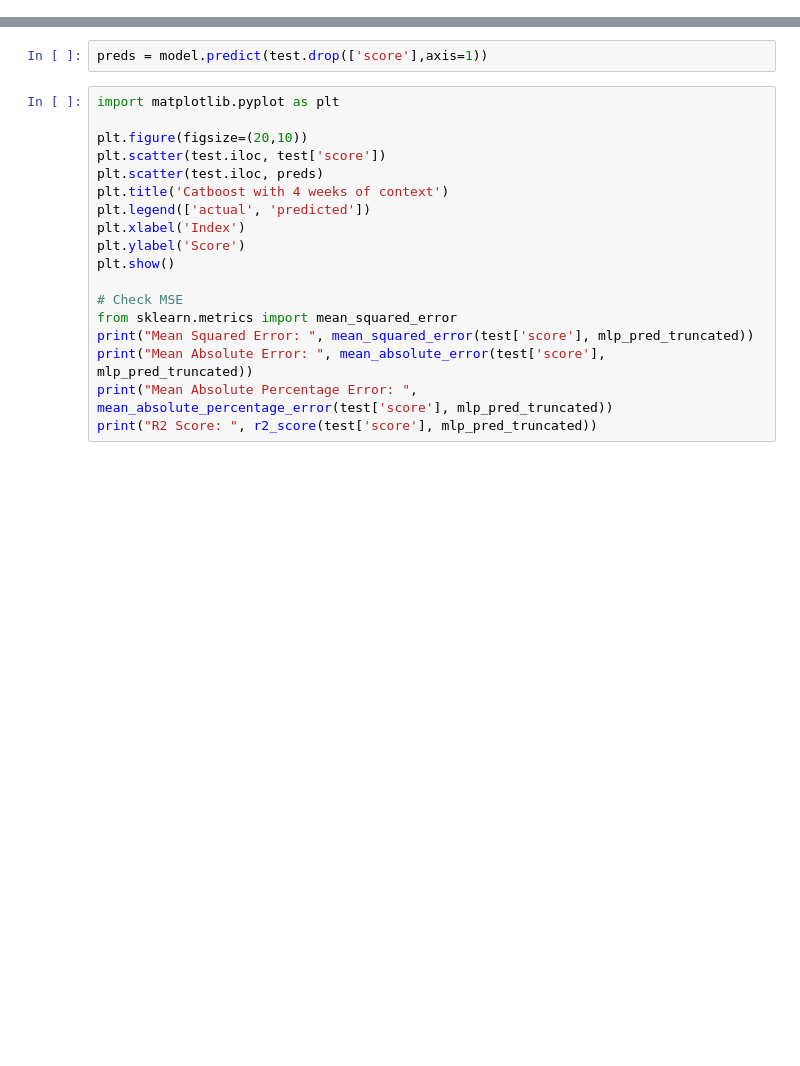
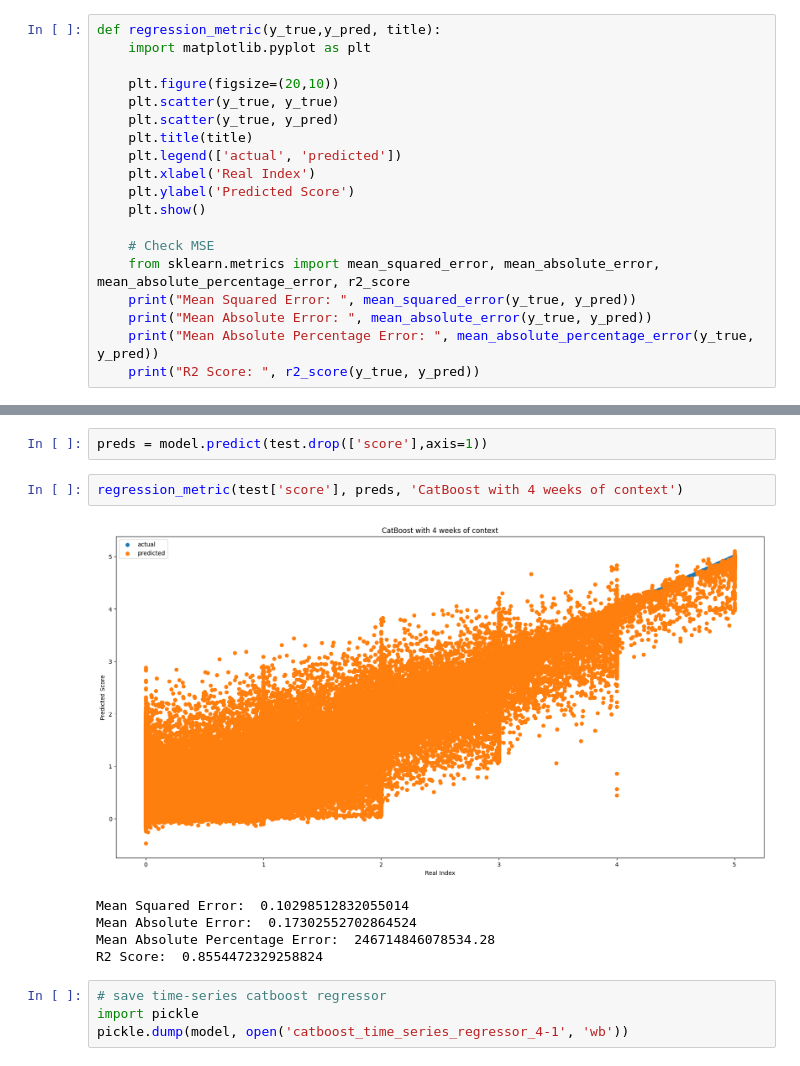
Before and after one commit to babusid/ECE461P_Project, a Jupyter notebook: models/regression_experiments.ipynb, the cells around one changed output, grey strips where cells are left out. Cells and saved outputs as stored; diff of their text form; blank space fills up the shorter version.

```diff
--- a/models/regression_experiments.ipynb
+++ b/models/regression_experiments.ipynb
@@ -498,3 +506,22 @@ train.head()
+# %%
+def regression_metric(y_true,y_pred, title):
+    import matplotlib.pyplot as plt
+
+    plt.figure(figsize=(20,10))
+    plt.scatter(y_true, y_true)
+    plt.scatter(y_true, y_pred)
+    plt.title(title)
+    plt.legend(['actual', 'predicted'])
+    plt.xlabel('Real Index')
+    plt.ylabel('Predicted Score')
+    plt.show()
+
+    # Check MSE
+    from sklearn.metrics import mean_squared_error, mean_absolute_error, mean_absolute_percentage_error, r2_score
+    print("Mean Squared Error: ", mean_squared_error(y_true, y_pred))
+    print("Mean Absolute Error: ", mean_absolute_error(y_true, y_pred))
+    print("Mean Absolute Percentage Error: ", mean_absolute_percentage_error(y_true, y_pred))
+    print("R2 Score: ", r2_score(y_true, y_pred))
 # %%
 # add 4 weeks worth of context
 train.set_index('date',inplace=True)
@@ -633,20 +679,14 @@ model.fit(train.drop(['score'],axis=1),train['score'])
 # %%
 preds = model.predict(test.drop(['score'],axis=1))
-# %%
-import matplotlib.pyplot as plt
-
-plt.figure(figsize=(20,10))
-plt.scatter(test.iloc, test['score'])
-plt.scatter(test.iloc, preds)
-plt.title('Catboost with 4 weeks of context')
-plt.legend(['actual', 'predicted'])
-plt.xlabel('Index')
-plt.ylabel('Score')
-plt.show()
-
-# Check MSE
-from sklearn.metrics import mean_squared_error
-print("Mean Squared Error: ", mean_squared_error(test['score'], mlp_pred_truncated))
-print("Mean Absolute Error: ", mean_absolute_error(test['score'], mlp_pred_truncated))
-print("Mean Absolute Percentage Error: ", mean_absolute_percentage_error(test['score'], mlp_pred_truncated))
-print("R2 Score: ", r2_score(test['score'], mlp_pred_truncated))
+# %%
+regression_metric(test['score'], preds, 'CatBoost with 4 weeks of context')
+# %% [output]
+[figure, added]
+Mean Squared Error:  0.10298512832055014
+Mean Absolute Error:  0.17302552702864524
+Mean Absolute Percentage Error:  246714846078534.28
+R2 Score:  0.8554472329258824
+# %%
+# save time-series catboost regressor
+import pickle
+pickle.dump(model, open('catboost_time_series_regressor_4-1', 'wb'))
```
Also changed, not shown: parts of 10 cells of this notebook.
